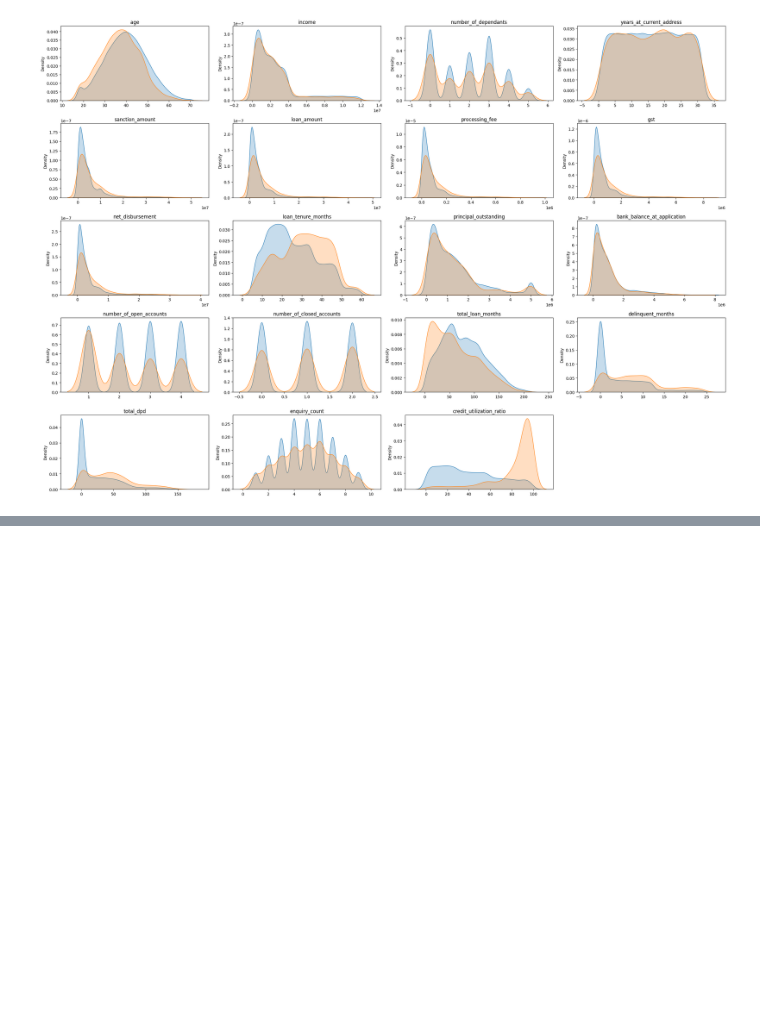
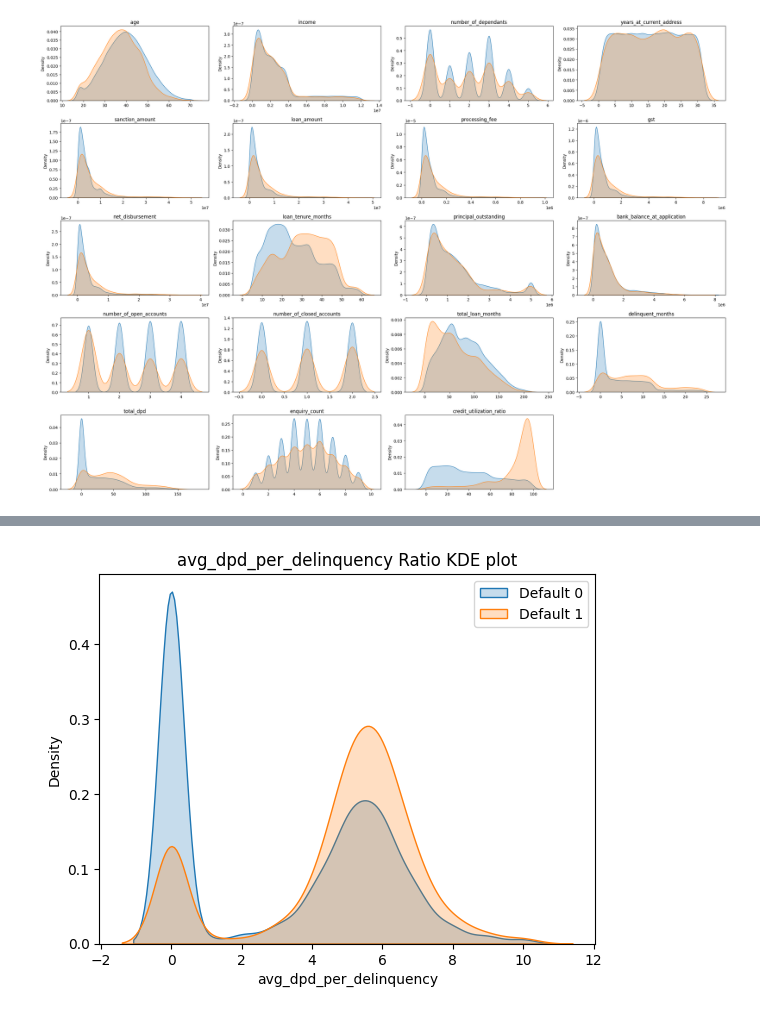
Before and after one commit to ali-liyakat/Credit_Risk_Modelling, a Jupyter notebook: credit_risk_model.ipynb, the cells around one changed output, grey strips where cells are left out. Saved outputs shown, nothing was run; the diff lists cells and outputs as text; code cells hidden in the pictures; blank space fills up the shorter version.

```diff
--- a/credit_risk_model.ipynb
+++ b/credit_risk_model.ipynb
@@ -327,0 +374,11 @@ plt.show()
+# %%
+df_train_1['avg_dpd_per_delinquency'] = np.where(
+     df_train_1['delinquent_months'] != 0,
+    (df_train_1['total_dpd'] / df_train_1['delinquent_months']).round(1),
+0)
+
+df_test['avg_dpd_per_delinquency'] = np.where(
+     df_test['delinquent_months'] != 0,
+    (df_test['total_dpd'] / df_test['delinquent_months']).round(1),
+0)
+df_train_1['avg_dpd_per_delinquency'].describe()
@@ -327,0 +395,8 @@ plt.show()
+# %%
+sns.kdeplot(df_train_1[df_train_1.default==0]['avg_dpd_per_delinquency'], fill=True, label="Default 0")
+sns.kdeplot(df_train_1[df_train_1.default==1]['avg_dpd_per_delinquency'], fill=True, label="Default 1")
+plt.title("avg_dpd_per_delinquency Ratio KDE plot")
+plt.legend()
+plt.show()
+# %% [output]
+[figure, added]
```
Also changed, not shown: parts of 22 cells of this notebook.
